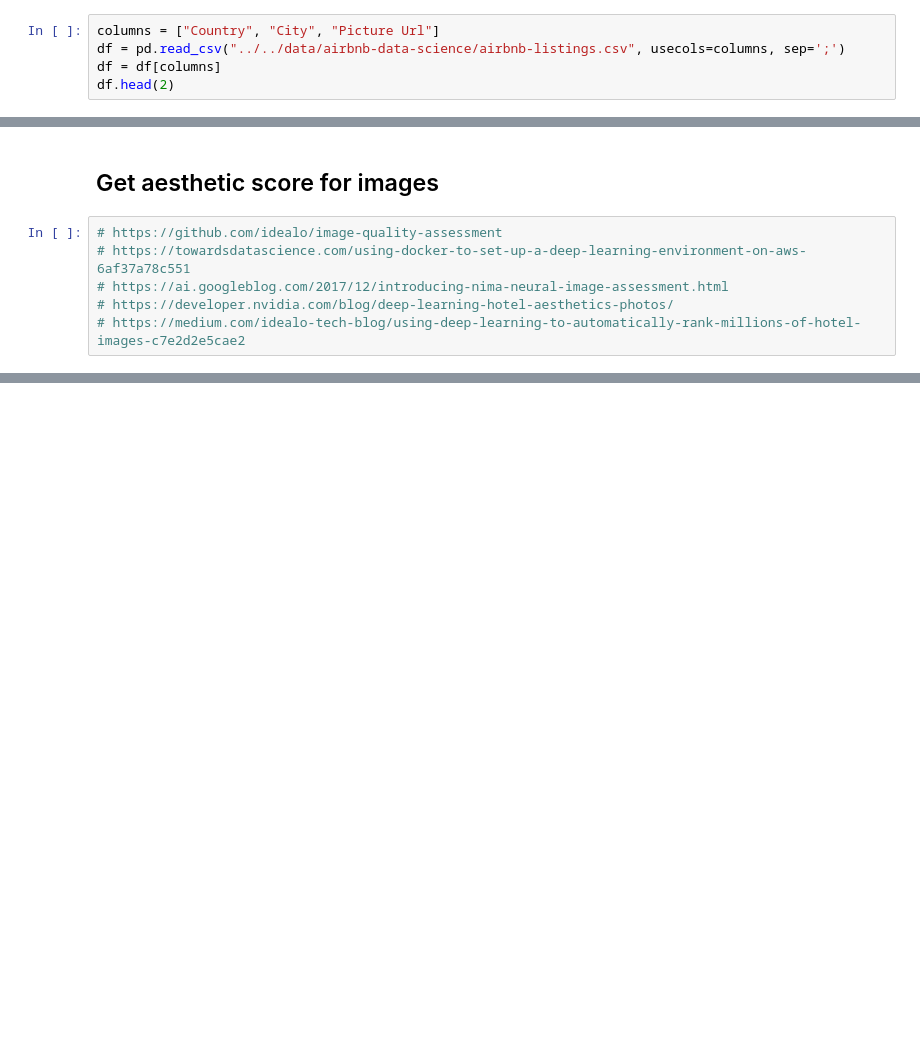
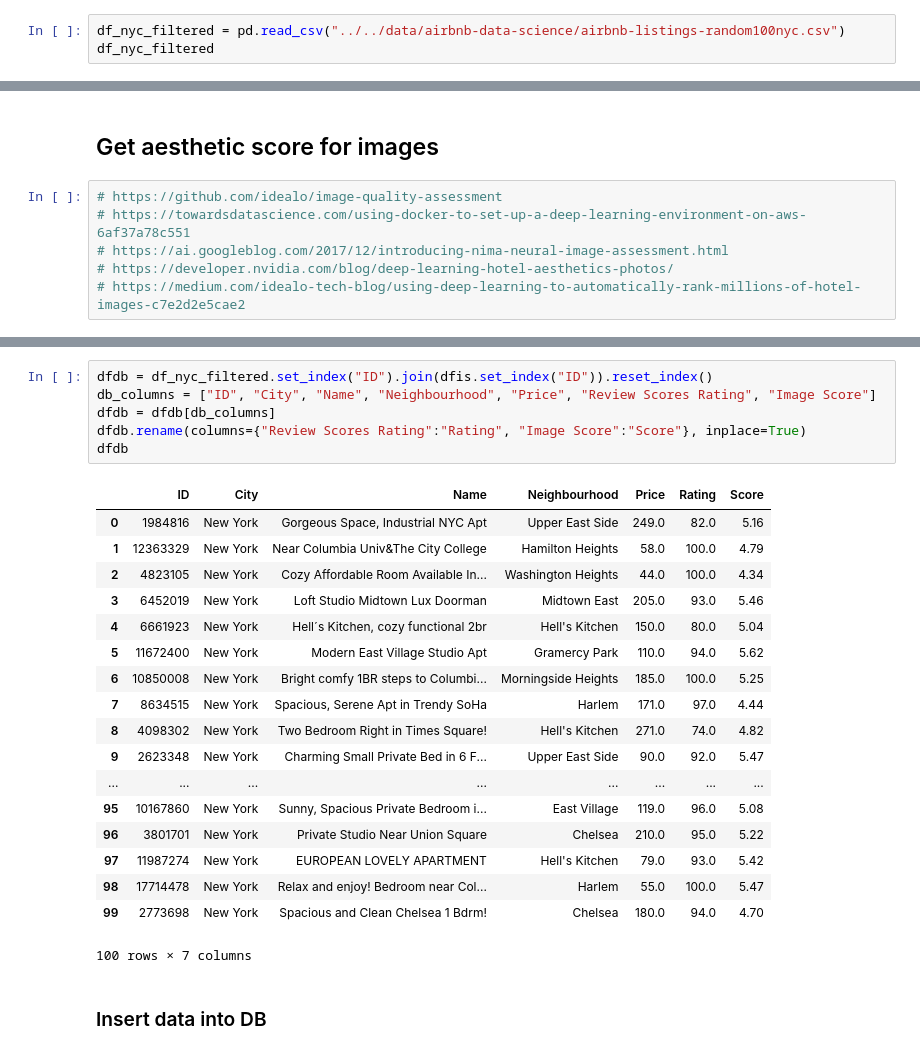
Before and after one commit to deepak-karkala/airbnb-data-science, a Jupyter notebook: notebooks/rank_listings_by_image_aesthetics.ipynb, the cells around one changed output, grey strips where cells are left out. Drawn from its saved outputs; the diff is of its cells as text; blank space fills up the shorter version.

Commit message:
Airbnb alternate search notebooks updated

```diff
--- a/notebooks/rank_listings_by_image_aesthetics.ipynb
+++ b/notebooks/rank_listings_by_image_aesthetics.ipynb
@@ -8,6 +29,4 @@ import urllib.request
 # %%
-columns = ["Country", "City", "Picture Url"]
-df = pd.read_csv("../../data/airbnb-data-science/airbnb-listings.csv", usecols=columns, sep=';')
-df = df[columns]
-df.head(2)
+df_nyc_filtered = pd.read_csv("../../data/airbnb-data-science/airbnb-listings-random100nyc.csv")
+df_nyc_filtered
 # %% [output]
@@ -78,0 +100,27 @@ KeyboardInterrupt:
+# %%
+dfdb = df_nyc_filtered.set_index("ID").join(dfis.set_index("ID")).reset_index()
+db_columns = ["ID", "City", "Name", "Neighbourhood", "Price", "Review Scores Rating", "Image Score"]
+dfdb = dfdb[db_columns]
+dfdb.rename(columns={"Review Scores Rating":"Rating", "Image Score":"Score"}, inplace=True)
+dfdb
+# %% [output]
+|  | ID | City | Name | Neighbourhood | Price | Rating | Score |
+| 0 | 1984816 | New York | Gorgeous Space, Industrial NYC Apt | Upper East Side | 249.0 | 82.0 | 5.16 |
+| 1 | 12363329 | New York | Near Columbia Univ&The City College | Hamilton Heights | 58.0 | 100.0 | 4.79 |
+| 2 | 4823105 | New York | Cozy Affordable Room Available In... | Washington Heights | 44.0 | 100.0 | 4.34 |
+| 3 | 6452019 | New York | Loft Studio Midtown Lux Doorman | Midtown East | 205.0 | 93.0 | 5.46 |
+| 4 | 6661923 | New York | Hell´s Kitchen, cozy functional 2br | Hell's Kitchen | 150.0 | 80.0 | 5.04 |
+| 5 | 11672400 | New York | Modern East Village Studio Apt | Gramercy Park | 110.0 | 94.0 | 5.62 |
+| 6 | 10850008 | New York | Bright comfy 1BR steps to Columbi... | Morningside Heights | 185.0 | 100.0 | 5.25 |
+| 7 | 8634515 | New York | Spacious, Serene Apt in Trendy SoHa | Harlem | 171.0 | 97.0 | 4.44 |
+| 8 | 4098302 | New York | Two Bedroom Right in Times Square! | Hell's Kitchen | 271.0 | 74.0 | 4.82 |
+| 9 | 2623348 | New York | Charming Small Private Bed in 6 F... | Upper East Side | 90.0 | 92.0 | 5.47 |
+| ... | ... | ... | ... | ... | ... | ... | ... |
+| 95 | 10167860 | New York | Sunny, Spacious Private Bedroom i... | East Village | 119.0 | 96.0 | 5.08 |
+| 96 | 3801701 | New York | Private Studio Near Union Square | Chelsea | 210.0 | 95.0 | 5.22 |
+| 97 | 11987274 | New York | EUROPEAN LOVELY APARTMENT | Hell's Kitchen | 79.0 | 93.0 | 5.42 |
+| 98 | 17714478 | New York | Relax and enjoy! Bedroom near Col... | Harlem | 55.0 | 100.0 | 5.47 |
+| 99 | 2773698 | New York | Spacious and Clean Chelsea 1 Bdrm! | Chelsea | 180.0 | 94.0 | 4.70 |
+100 rows × 7 columns
+# %% [markdown]
+### Insert data into DB
```
Also changed, not shown: parts of 12 cells of this notebook, 1 other file.
